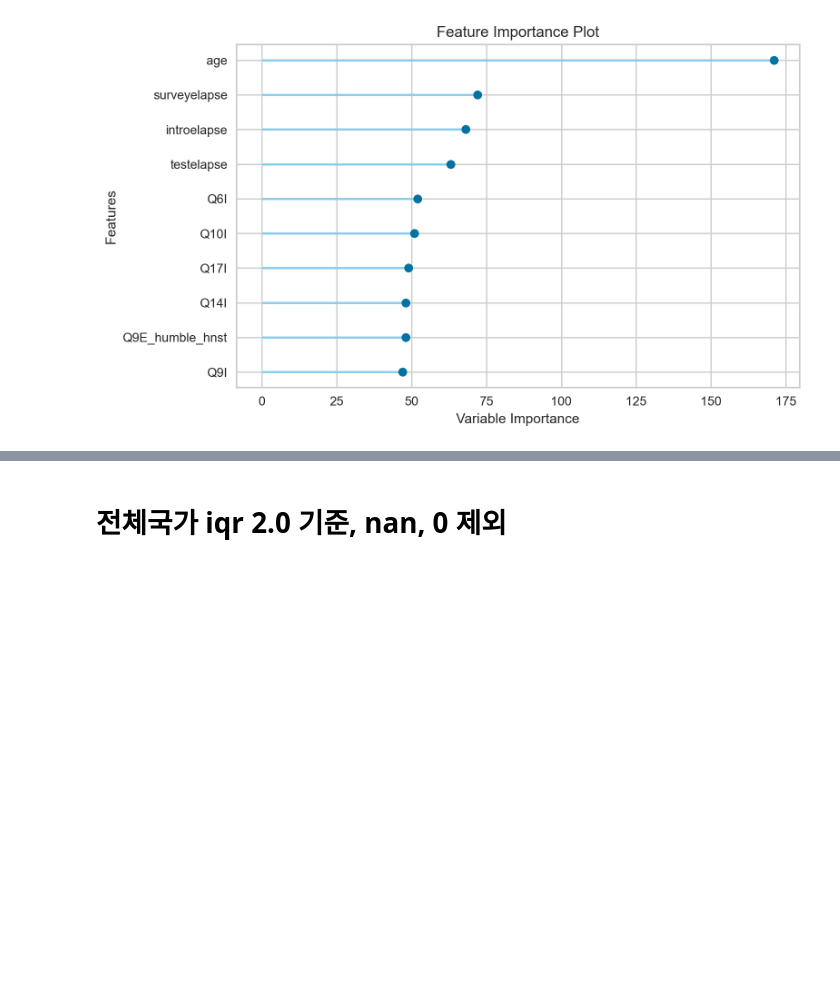
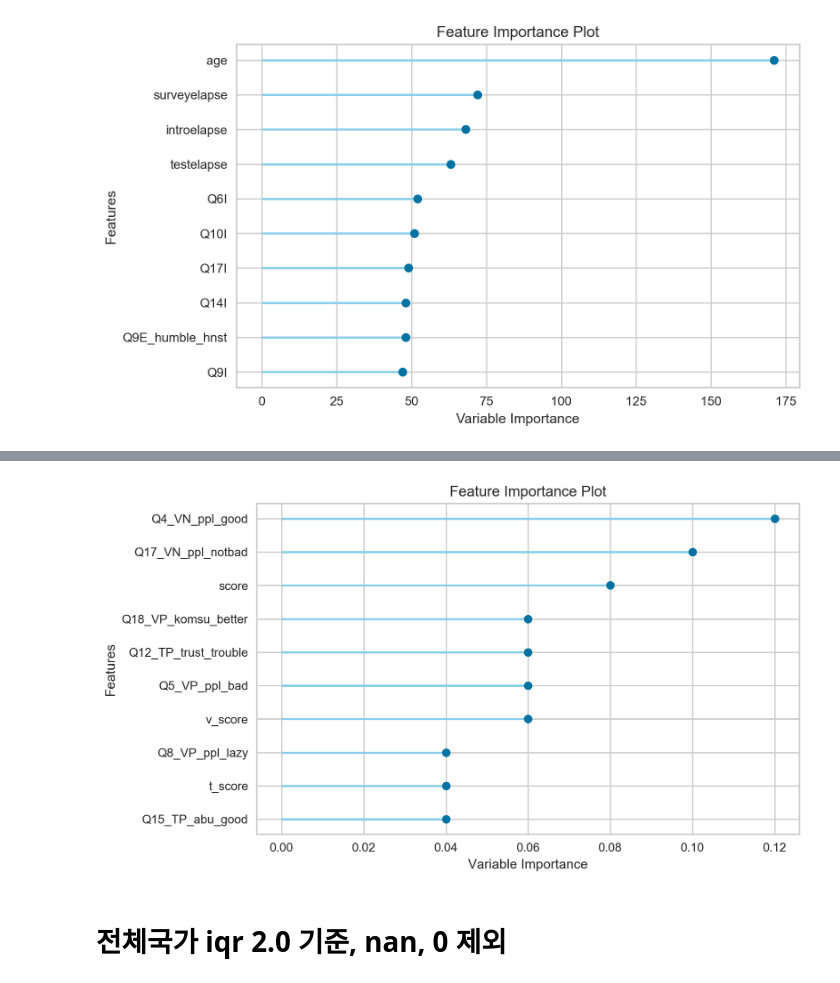
Before and after one commit to dss-14th/ml-repo-3, a Jupyter notebook: yong's/modeling_yong.ipynb, the cells around one changed output, grey strips where cells are left out. Cells and saved outputs as stored; diff of their text form; code cells hidden in the pictures; blank space fills up the shorter version.

```diff
--- a/yong's/modeling_yong.ipynb
+++ b/yong's/modeling_yong.ipynb
@@ -593,0 +955,2 @@ plot_model(estimator = lightgbm, plot = 'feature')
+# %%
+AdaBoostClassifier=create_model("ada")
@@ -594,3 +971,7 @@ plot_model(estimator = lightgbm, plot = 'feature')
+# %%
+plot_model(estimator = AdaBoostClassifier, plot = 'feature')
+# %% [output]
+[figure, added]
 # %% [markdown]
 # 전체국가 iqr 2.0 기준, nan, 0 제외
 # %%
```
Also changed, not shown: parts of 39 cells of this notebook, 4 other files.
